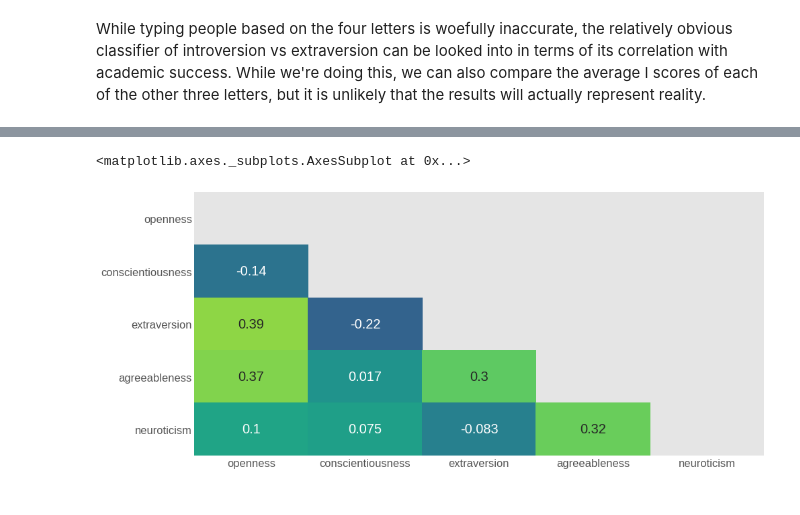
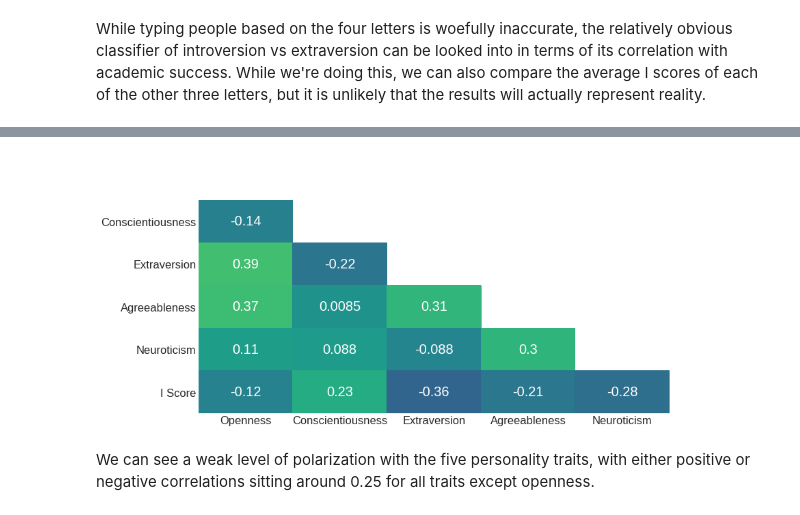
Before and after one commit to dennisfarmer/Factors-of-Academic-Success, a Jupyter notebook: eda.ipynb, the cells around one changed output, grey strips where cells are left out. Cells and saved outputs as stored; diff of their text form; code cells hidden in the pictures.

```diff
--- a/eda.ipynb
+++ b/eda.ipynb
@@ -599,7 +781,8 @@ wake = pd.DataFrame(get_avg_i_scores(surveydata, make_dummies(pd.Series([[str(t)
 wake.columns = ["time", "i_score"]
 # %%
 plt.style.use('ggplot')
-rcParams['font.family'] = "sans-serif"
+sns.set_context('talk')
+rcParams['font.family'] = "serif"
 
 data = pd.merge(left=bed, right=wake, how="outer")
 data.time = data.time.astype(float)
@@ -699,6 +883,7 @@ surveydata[improvement[3:]].sample(n=5, random_state=5)
 data = surveydata[['coffee', 'energy_drinks','cold_showers','routine','meditation','planner','exercise','limits_social_media','diet', 'i_score']].corr()
 plt.style.use('seaborn-whitegrid')
 rcParams['font.family'] = "serif"
+sns.set_context('poster')
 
 fig, ax = plt.subplots(figsize=(25,16))
 mask = np.zeros(data.shape, dtype=bool)
@@ -710,7 +895,7 @@ sns.heatmap(data, ax=ax,
             annot = True, annot_kws={"size": 30},
             mask = mask) # magma, viridis, YlGnBu
 
-ax.set_title("Correlations between Self-Improvement Methods and Academic Success", fontdict={'fontsize': 22,'fontweight':'bold'})
+ax.set_title("Correlations between Self-Development Methods and Academic Success", fontdict={'fontsize': 25,'fontweight':'bold'})
 
 xticks = np.array(data.columns.str.replace('_',' ').str.title())
 xticks[5] = "Journal"
@@ -719,13 +904,13 @@ yticks = xticks.copy()
 xticks[-1] = ""
 yticks[0] = ""
 yticks[7] = "Limit Social Media"
-yticks[9] = "(Weighted Mean of)\nHS GPA\nCollege GPA\nSAT Score"
+yticks[-1] = "(Weighted Mean of)\nHS GPA\nCollege GPA\nSAT Score"
 
 xticks = [text.replace(" ","\n") for text in xticks]
 xticks[7] = "Limit\nSocial Media"
 
 plt.xticks(ax.get_xticks(), xticks, rotation=0)
 plt.yticks(ax.get_yticks(), yticks, rotation=0)
-plt.savefig('Graphs/FOAS_SelfImprovement.png')
+plt.savefig('Graphs/FOAS_SelfDevelopment.png')
 plt.show()
 # %% [output]
@@ -779,6 +1016,7 @@ Body-focused average is slightly higher than mind-focused average, by a differen
 data = surveydata[['meditation','diet','exercise','planner']].corr()
 plt.style.use('seaborn-whitegrid')
 rcParams['font.family'] = "serif"
+sns.set_context('poster')
 
 fig, ax = plt.subplots(figsize=(14,6))
 mask = np.zeros(data.shape, dtype=bool)
@@ -790,7 +1028,7 @@ sns.heatmap(data, ax=ax,
             annot = True, annot_kws={"size": 20},
             mask = mask)
 
-ax.set_title("Correlations between Mind-Focused and Body-Focused Self-Improvement Methods", fontdict={'fontsize': 16,'fontweight':'bold'})
+ax.set_title("Correlations between Mind-Focused and Body-Focused Self-Development Methods", fontdict={'fontsize': 16,'fontweight':'bold'})
 
 xticks = data.columns.str.replace('_',' ').str.title().to_list()
 yticks = xticks.copy()
@@ -800,6 +1038,6 @@ yticks[3] = "Journal"
 
 plt.xticks(ax.get_xticks(), xticks, rotation=0)
 plt.yticks(ax.get_yticks(), yticks, rotation=0)
-plt.savefig('Graphs/SI_corr_mindvsbody.png')
+plt.savefig('Graphs/SD_corr_mindvsbody.png')
 plt.show()
 # %% [output]
@@ -838,6 +1123,7 @@ mbti_dummy = make_dummies(surveydata.myers_briggs.fillna(""))[['i','e','n','s','
 # %%
 plt.style.use('seaborn-whitegrid')
 rcParams['font.family'] = "serif"
+sns.set_context('poster')
 
 data = mbti_dummy.corr()
 
@@ -959,15 +1324,28 @@ As most people could have predicted, introverts outweigh extroverts in their lev
 # %%
-data = surveydata[personality[0]][:-1].corr()
+data = surveydata[['openness','conscientiousness','extraversion','agreeableness','neuroticism','i_score']].corr()
+sns.set_context('talk')
+plt.style.use('seaborn-whitegrid')
 
 fig, ax = plt.subplots(figsize=(14,6))
 mask = np.zeros(data.shape, dtype=bool)
 mask[np.triu_indices(len(mask))] = True
 
 sns.heatmap(data, ax=ax,
-            vmin = -.6, vmax = .6, center = 0,
+            vmin = -1, vmax = 1, center = 0,
             cmap = 'viridis', cbar=False,
             annot = True, annot_kws={"size": 20},
             mask = mask)
+
+xticks = data.columns.str.replace('_',' ').str.title().to_list()
+yticks = xticks.copy()
+xticks[-1] = ""
+yticks[0] = ""
+
+plt.xticks(ax.get_xticks(), xticks, rotation=0)
+plt.yticks(ax.get_yticks(), yticks, rotation=0)
+plt.savefig('Graphs/PQ_corr_ocean.png')
+plt.show()
 # %% [output]
-<matplotlib.axes._subplots.AxesSubplot at 0x...>
-[figure, old version]
+[figure, new version]
+# %% [markdown]
+We can see a weak level of polarization with the five personality traits, with either positive or negative correlations sitting around 0.25 for all traits except openness.
```
Also changed, not shown: parts of 91 cells of this notebook, 47 other files.
